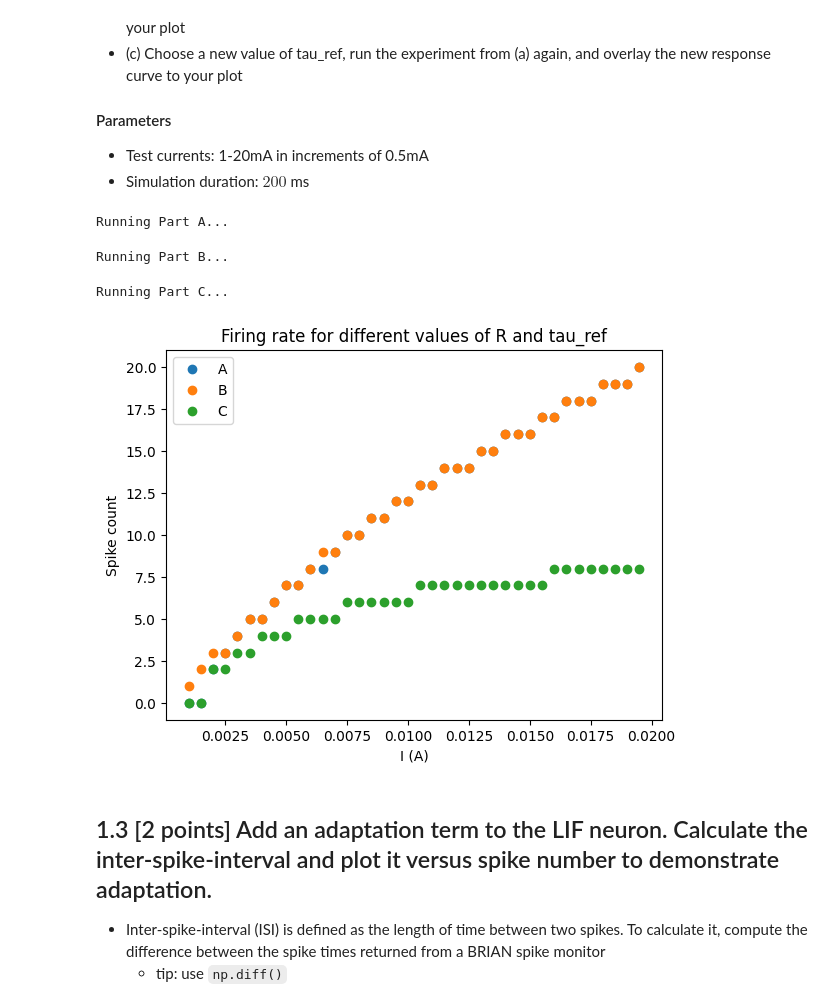
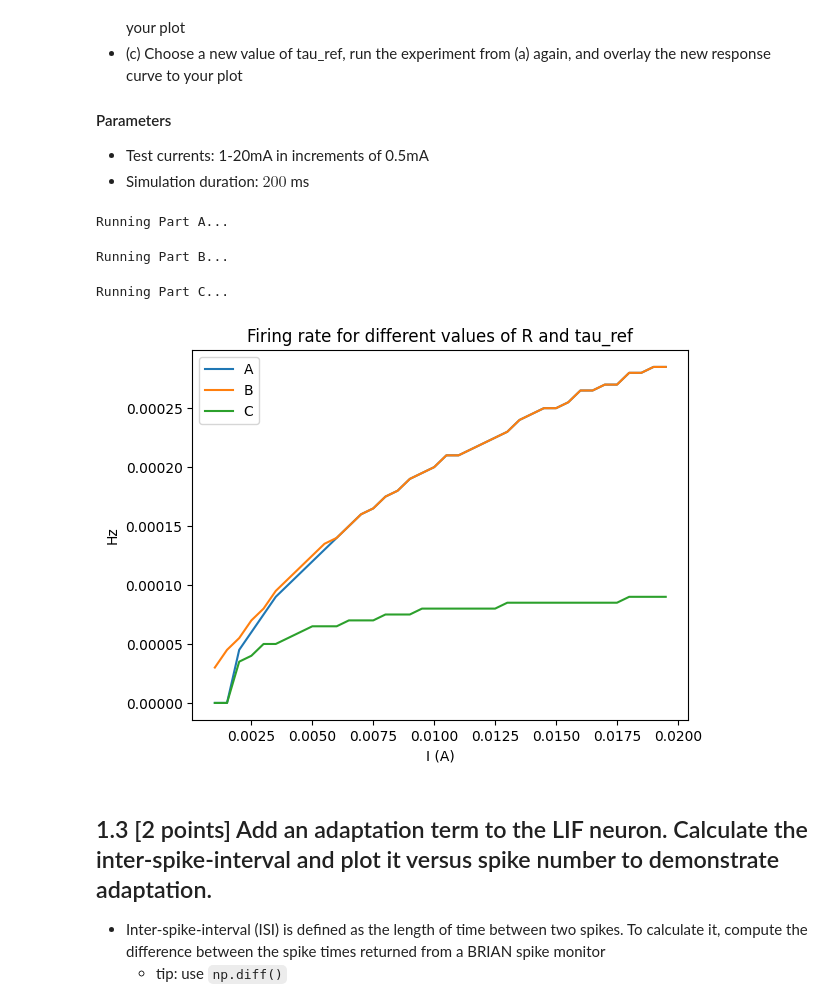
Before and after one commit to draymond63/syde-552, a Jupyter notebook: assignment1.ipynb, the cells around one changed output. Drawn from its saved outputs; the diff is of its cells as text; code cells hidden in the pictures.

```diff
--- a/assignment1.ipynb
+++ b/assignment1.ipynb
@@ -189,7 +189,7 @@ if $V>V_{thr}$:
 start_scope()
 
 R = 10*ohm
-C = 2*mfarad
+C = 1*mfarad
 T_ref = 2*ms
 E_leak = -65*mV
 V_thr = -50*mV
@@ -231,42 +231,42 @@ Is = np.arange(1, 20, 0.5)*mA
 R1 = 10*ohm
 R2 = 1000*ohm
 T_ref1 = 2*ms
 T_ref2 = 10*ms
 
-def run_sim(run_time=100*ms, **kwargs):
+def run_sim(run_time=200*ms, **kwargs):
     restore()
     run(run_time, namespace=kwargs)
 
 def LIF_response(I, R, C, tau_ref):
     run_sim(I_ext=I, R=R, C=C, T_ref=tau_ref, E_leak=E_leak, V_thr=V_thr, V_reset=V_reset)
     return p_s.num_spikes
 
 spike_counts_a = []
 spike_counts_b = []
 spike_counts_c = []
 
 print("Running Part A...")
 for i in tqdm(Is):
-    spike_counts_a.append(LIF_response(i, R1, C, T_ref1))
+    spike_counts_a.append(LIF_response(i, R1, C, T_ref1) / 200*ms)
 print("Running Part B...")
 for i in tqdm(Is):
-    spike_counts_b.append(LIF_response(i, R2, C, T_ref1))
+    spike_counts_b.append(LIF_response(i, R2, C, T_ref1) / 200*ms)
 print("Running Part C...")
 for i in tqdm(Is):
-    spike_counts_c.append(LIF_response(i, R1, C, T_ref2))
+    spike_counts_c.append(LIF_response(i, R1, C, T_ref2) / 200*ms)
 
 fig, ax = plt.subplots()
-ax.plot(Is, spike_counts_a, 'o', label='A')
-ax.plot(Is, spike_counts_b, 'o', label='B')
-ax.plot(Is, spike_counts_c, 'o', label='C')
+ax.plot(Is, spike_counts_a, label='A')
+ax.plot(Is, spike_counts_b, label='B')
+ax.plot(Is, spike_counts_c, label='C')
 ax.legend()
-ax.set(xlabel='I (A)', ylabel='Spike count', title='Firing rate for different values of R and tau_ref')
+ax.set(xlabel='I (A)', ylabel='Hz', title='Firing rate for different values of R and tau_ref')
 plt.show()
 # %% [output]
 Running Part A...
 Running Part B...
 Running Part C...
-[figure, old version]
+[figure, new version]
 # %% [markdown]
 ## 1.3 [2 points] Add an adaptation term to the LIF neuron. Calculate the inter-spike-interval and plot it versus spike number to demonstrate adaptation.
  - Inter-spike-interval (ISI) is defined as the length of time between two spikes. To calculate it, compute the difference between the spike times returned from a BRIAN spike monitor
```
Also changed, not shown: parts of 5 cells of this notebook, 1 other file.
